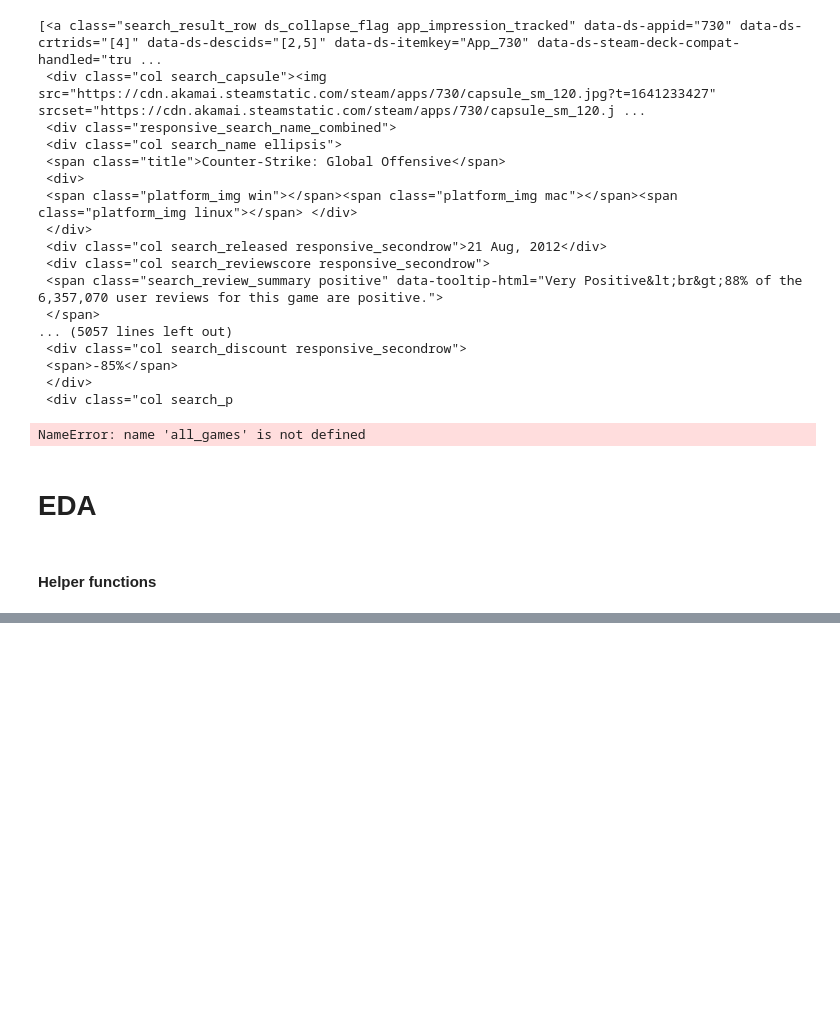
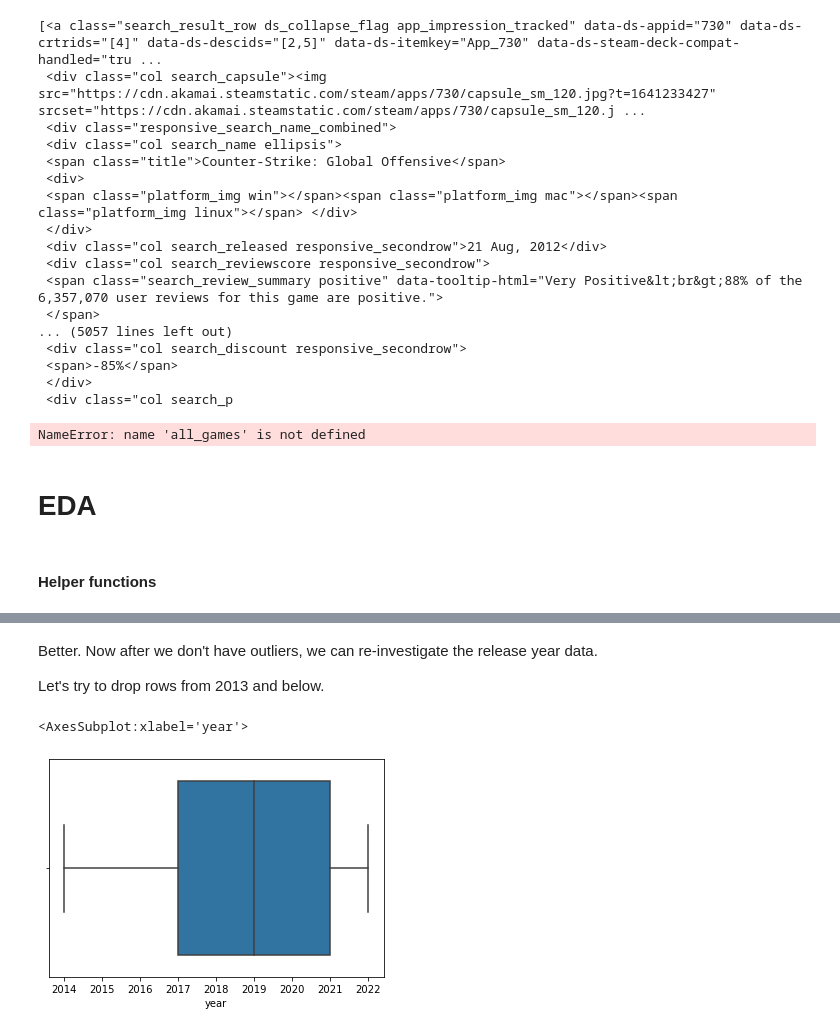
Before and after one commit to YuvalAvishid/Game_Discount_Predictor, a Jupyter notebook: Game_On_Sale.ipynb, the cells around one changed output, grey strips where cells are left out. Drawn from its saved outputs; the diff is of its cells as text; code cells hidden in the pictures; blank space fills up the shorter version.

```diff
--- a/Game_On_Sale.ipynb
+++ b/Game_On_Sale.ipynb
@@ -548,0 +614,11 @@ We will have to adjust our data and balance it by duplicating the games data wit
+# %% [markdown]
+Better. Now after we don't have outliers, we can re-investigate the release year data.
+
+Let's try to drop rows from 2013 and below.
+# %%
+df_no_outliers = drop_outliers(new_df, 2013)
+
+sns.boxplot(df_no_outliers.year)
+# %% [output]
+<AxesSubplot:xlabel='year'>
+[figure, added]
```
Also changed, not shown: parts of 51 cells of this notebook.
